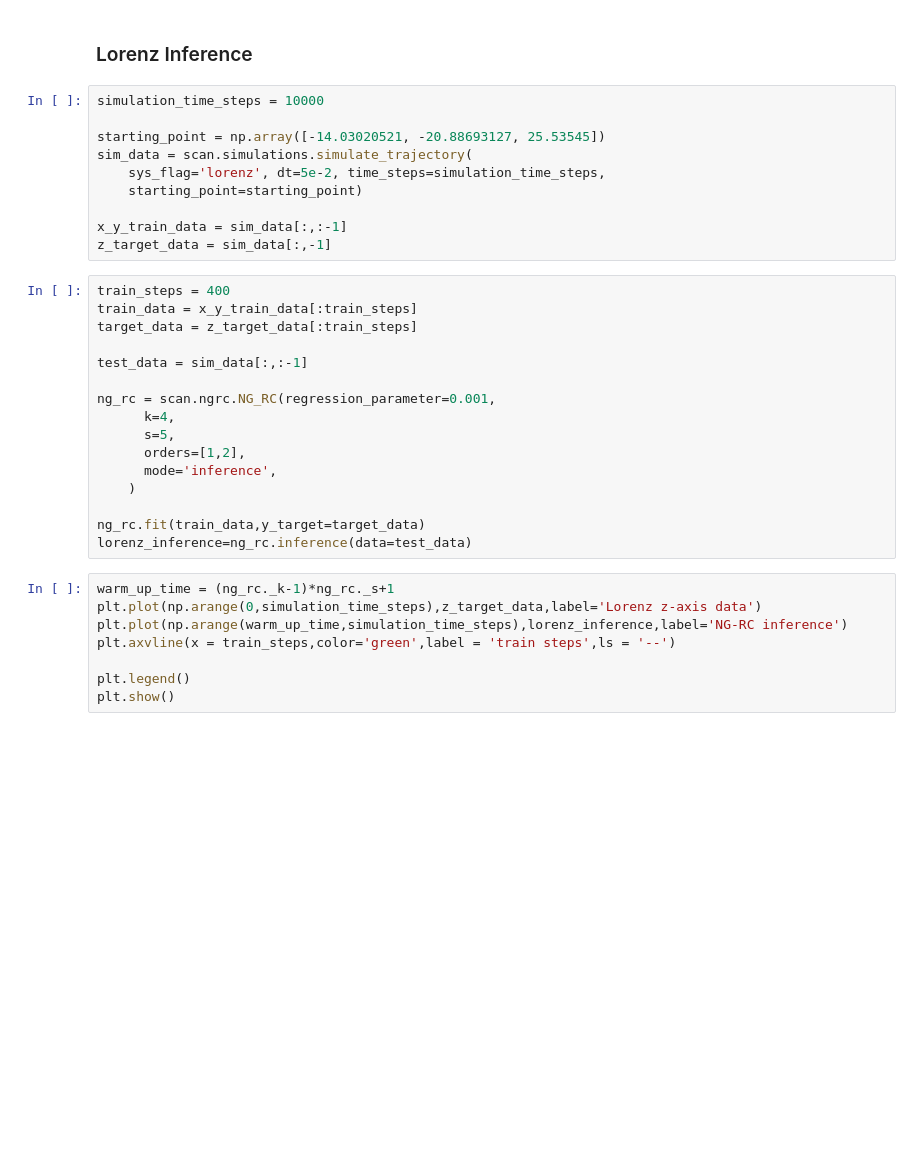
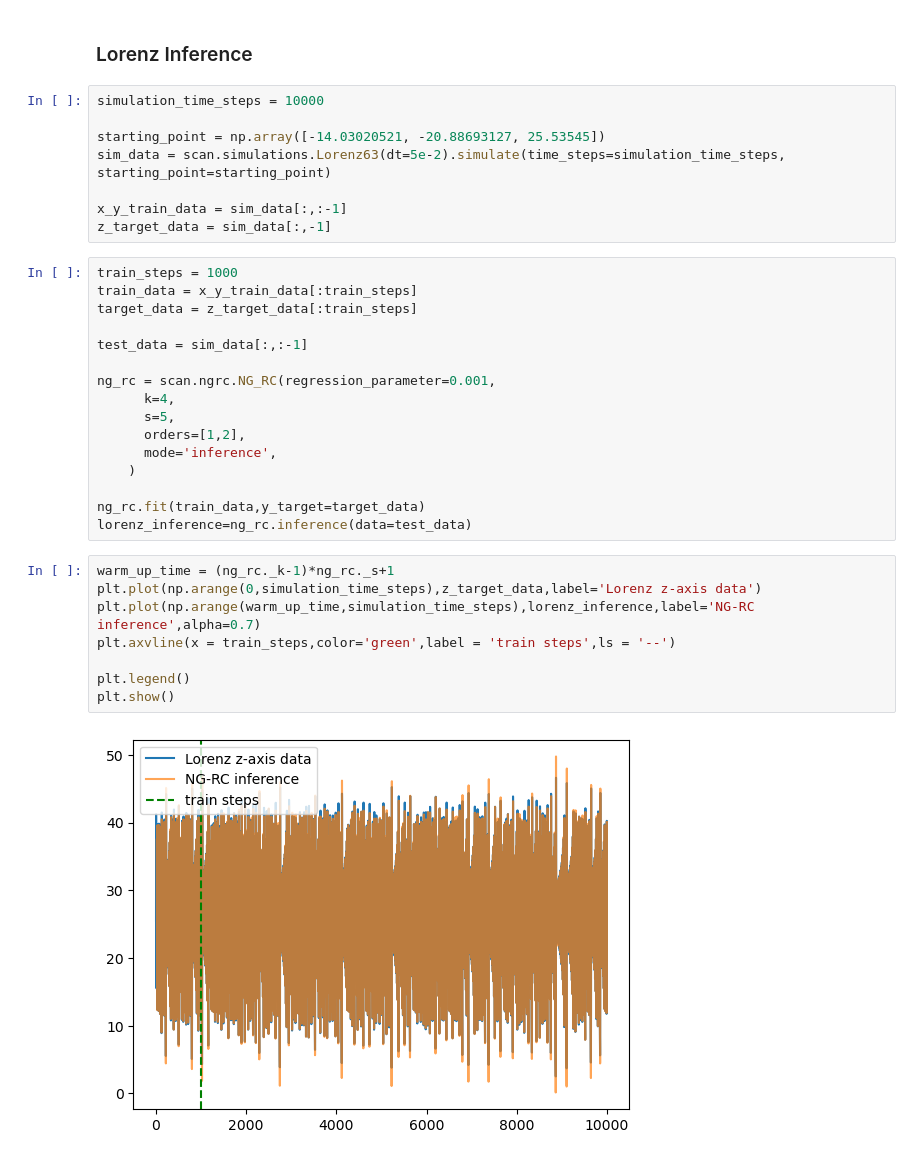
Before and after one commit to DLR-KI/scan, a Jupyter notebook: examples/ngrc_prediction_and_inference.ipynb, the cells around one changed output. Drawn from its saved outputs; the diff is of its cells as text; blank space fills up the shorter version.

Commit message:
Debugging ngrc.py and updating ngrc_prediction_and_inference.py to scan standard.
This commit will debugg ngrc code and example.

```diff
--- a/examples/ngrc_prediction_and_inference.ipynb
+++ b/examples/ngrc_prediction_and_inference.ipynb
@@ -45,14 +41,12 @@ plt.show()
 simulation_time_steps = 10000
 
 starting_point = np.array([-14.03020521, -20.88693127, 25.53545])
-sim_data = scan.simulations.simulate_trajectory(
-    sys_flag='lorenz', dt=5e-2, time_steps=simulation_time_steps,
-    starting_point=starting_point)
+sim_data = scan.simulations.Lorenz63(dt=5e-2).simulate(time_steps=simulation_time_steps, starting_point=starting_point)
 
 x_y_train_data = sim_data[:,:-1]
 z_target_data = sim_data[:,-1]
 # %%
-train_steps = 400
+train_steps = 1000
 train_data = x_y_train_data[:train_steps]
 target_data = z_target_data[:train_steps]
 
@@ -70,8 +64,10 @@ lorenz_inference=ng_rc.inference(data=test_data)
 # %%
 warm_up_time = (ng_rc._k-1)*ng_rc._s+1
 plt.plot(np.arange(0,simulation_time_steps),z_target_data,label='Lorenz z-axis data')
-plt.plot(np.arange(warm_up_time,simulation_time_steps),lorenz_inference,label='NG-RC inference')
+plt.plot(np.arange(warm_up_time,simulation_time_steps),lorenz_inference,label='NG-RC inference',alpha=0.7)
 plt.axvline(x = train_steps,color='green',label = 'train steps',ls = '--')
 
 plt.legend()
 plt.show()
+# %% [output]
+[figure, added]
```
Also changed, not shown: parts of 4 cells of this notebook, 2 other files.
